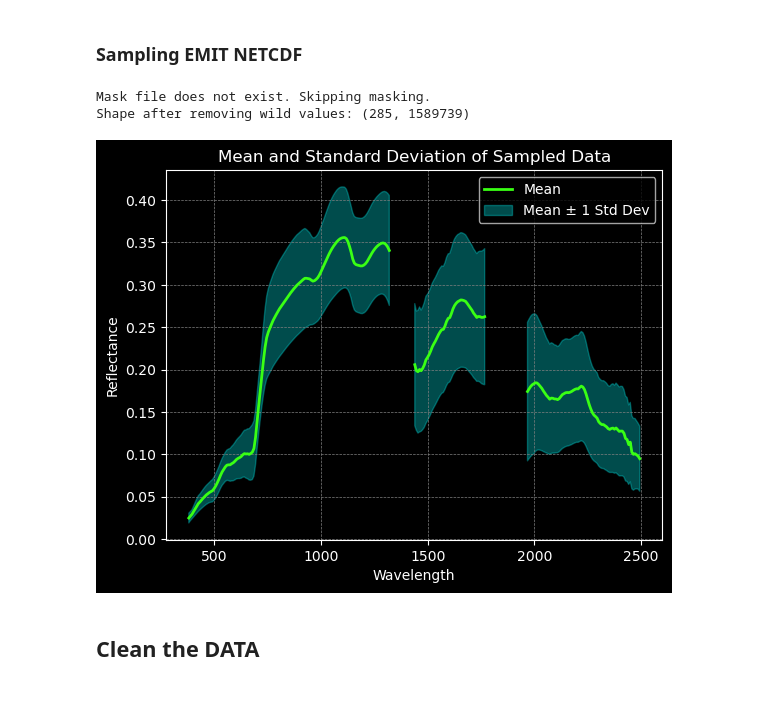
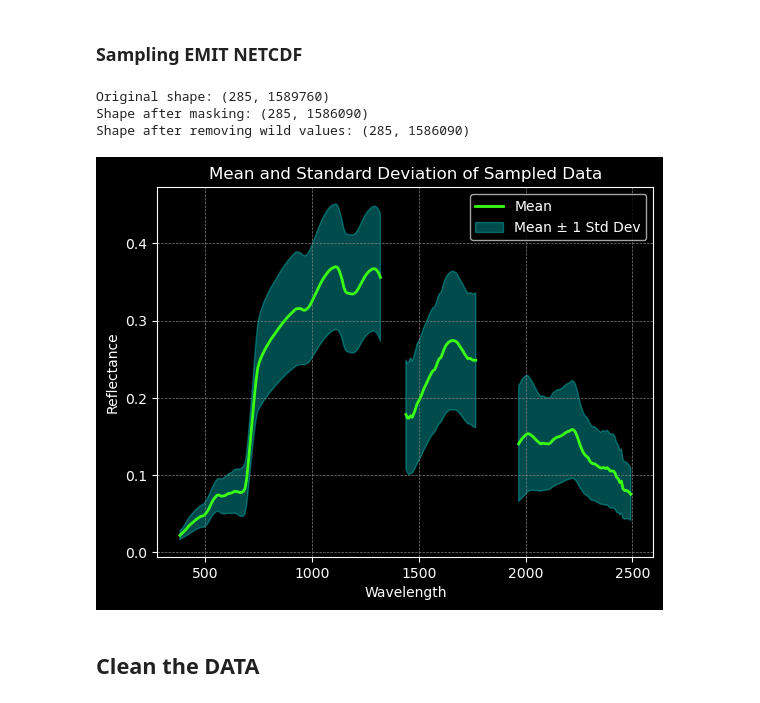
Before and after one commit to frontiersi/hyperspec-fc, a Jupyter notebook: endmember_extraction_playground.ipynb, the cells around one changed output. Saved outputs shown, nothing was run; the diff lists cells and outputs as text; code cells hidden in the pictures.

```diff
--- a/endmember_extraction_playground.ipynb
+++ b/endmember_extraction_playground.ipynb
@@ -87,37 +87,38 @@ def plot_data(dat, wavelengths):
     mean = np.mean(dat, axis=1)
     std_dev = np.std(dat, axis=1)
 
     # Mask values less than 0 by setting them to NaN
     mean[mean < 0] = np.nan
     std_dev[std_dev < 0] = np.nan
 
     # Set the black background
     plt.style.use('dark_background')
 
     # Plot the mean with a neon color
     plt.plot(wavelengths, mean, label='Mean', color='#39FF14', linewidth=2)  # Neon green line
 
     # Plot the standard deviation as a shaded area with a neon color
     plt.fill_between(wavelengths, mean - std_dev, mean + std_dev, color='#00FFFF', alpha=0.3, label='Mean ± 1 Std Dev')  # Neon cyan shading
 
     # Customize the plot with labels, title, legend, and grid
     plt.xlabel('Wavelength', color='white')
     plt.ylabel('Reflectance', color='white')
     plt.title('Mean and Standard Deviation of Sampled Data', color='white')
     plt.legend()
     plt.grid(color='gray', linestyle='--', linewidth=0.5)
 
     # Show the plot
     plt.show()
 
 # Usage:
-emit_file = '/mnt/e/Temp/EMIT_L2A_RFL_001_20241029T023511_2430302_055.nc'
+emit_file = '/mnt/e/Temp/aus_matched/emit/EMIT_L2A_RFL_001_20241029T023523_2430302_056.nc'
 dat, wavelengths = extract_and_mask_data(emit_file)
 plot_data(dat, wavelengths)
 # %% [output]
-Mask file does not exist. Skipping masking.
-Shape after removing wild values: (285, 1589739)
+Original shape: (285, 1589760)
+Shape after masking: (285, 1586090)
+Shape after removing wild values: (285, 1586090)
-[figure, old version]
+[figure, new version]
 # %% [markdown]
 ## Clean the DATA
 # %%
```
Also changed, not shown: parts of 6 cells of this notebook.
